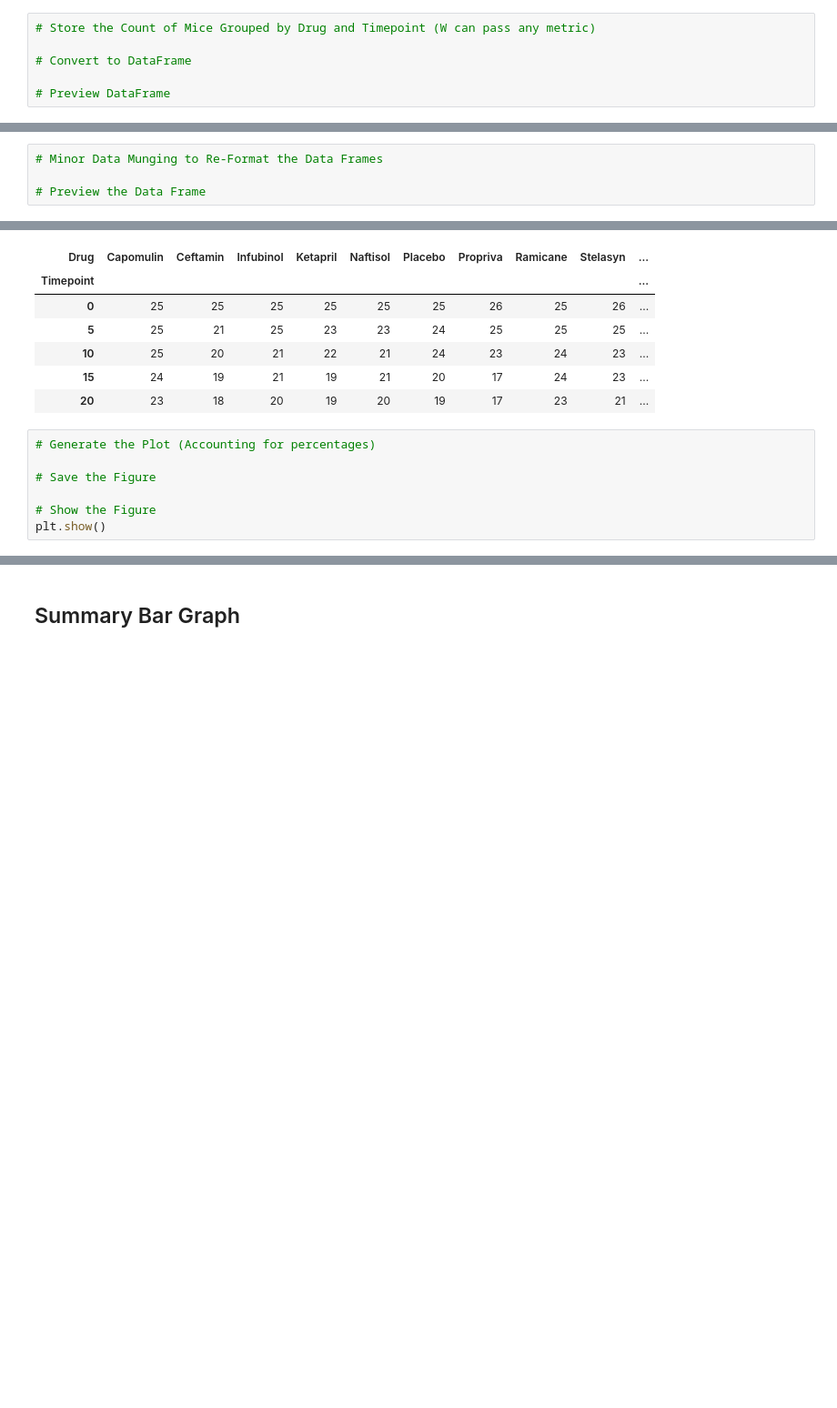
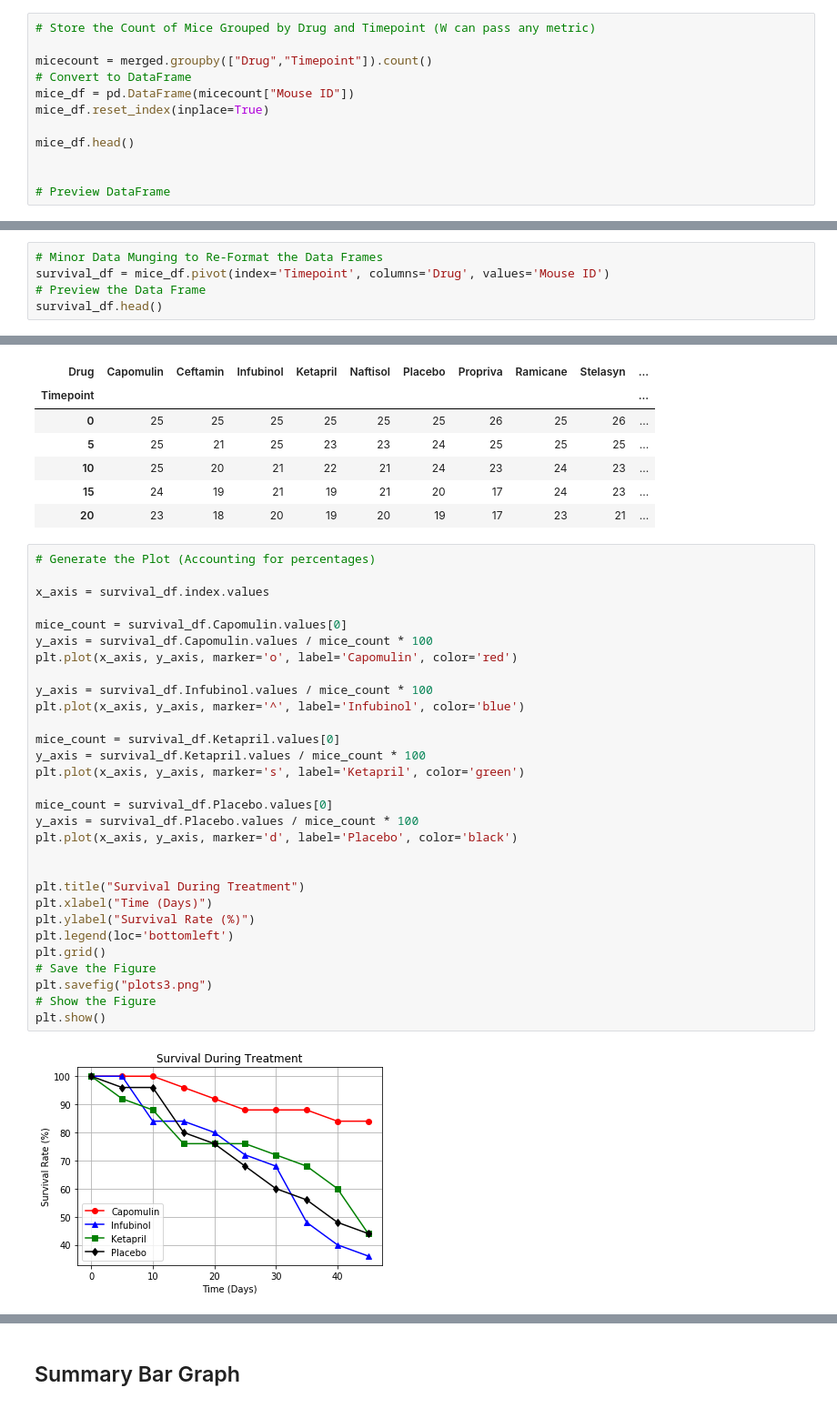
Before and after one commit to patrickharrington6717/matplotlib-challenge, a Jupyter notebook: pymaceuticals_starter.ipynb, the cells around one changed output, grey strips where cells are left out. Shown: that part at 91% size. Saved outputs shown, nothing was run; the diff lists cells and outputs as text; blank space fills up the shorter version.

```diff
--- a/pymaceuticals_starter.ipynb
+++ b/pymaceuticals_starter.ipynb
@@ -394,6 +394,12 @@ plt.show()
 # %%
 # Store the Count of Mice Grouped by Drug and Timepoint (W can pass any metric)
 
+micecount = merged.groupby(["Drug","Timepoint"]).count()
 # Convert to DataFrame
+mice_df = pd.DataFrame(micecount["Mouse ID"])
+mice_df.reset_index(inplace=True)
+
+mice_df.head()
+
 
 # Preview DataFrame
@@ -407,5 +420,6 @@ plt.show()
 | 4 | Capomulin | 20 | 23 |
 # %%
 # Minor Data Munging to Re-Format the Data Frames
-
+survival_df = mice_df.pivot(index='Timepoint', columns='Drug', values='Mouse ID')
 # Preview the Data Frame
+survival_df.head()
@@ -418,13 +440,38 @@ plt.show()
 | 10 | 25 | 20 | 21 | 22 | 21 | 24 | 23 | 24 | 23 | ... |
 | 15 | 24 | 19 | 21 | 19 | 21 | 20 | 17 | 24 | 23 | ... |
 | 20 | 23 | 18 | 20 | 19 | 20 | 19 | 17 | 23 | 21 | ... |
-# %%
-# Generate the Plot (Accounting for percentages)
-
-# Save the Figure
-
-# Show the Figure
-plt.show()
+# %%
+# Generate the Plot (Accounting for percentages)
+
+x_axis = survival_df.index.values
+
+mice_count = survival_df.Capomulin.values[0]
+y_axis = survival_df.Capomulin.values / mice_count * 100
+plt.plot(x_axis, y_axis, marker='o', label='Capomulin', color='red')
+
+y_axis = survival_df.Infubinol.values / mice_count * 100
+plt.plot(x_axis, y_axis, marker='^', label='Infubinol', color='blue')
+
+mice_count = survival_df.Ketapril.values[0]
+y_axis = survival_df.Ketapril.values / mice_count * 100
+plt.plot(x_axis, y_axis, marker='s', label='Ketapril', color='green')
+
+mice_count = survival_df.Placebo.values[0]
+y_axis = survival_df.Placebo.values / mice_count * 100
+plt.plot(x_axis, y_axis, marker='d', label='Placebo', color='black')
+
+
+plt.title("Survival During Treatment")
+plt.xlabel("Time (Days)")
+plt.ylabel("Survival Rate (%)")
+plt.legend(loc='bottomleft')
+plt.grid()
+# Save the Figure
+plt.savefig("plots3.png")
+# Show the Figure
+plt.show()
+# %% [output]
+[figure, added]
 # %% [markdown]
 ![Metastatic Spread During Treatment](../Images/survival.png)
 # %% [markdown]
```
Also changed, not shown: parts of 2 cells of this notebook, 1 other file.
